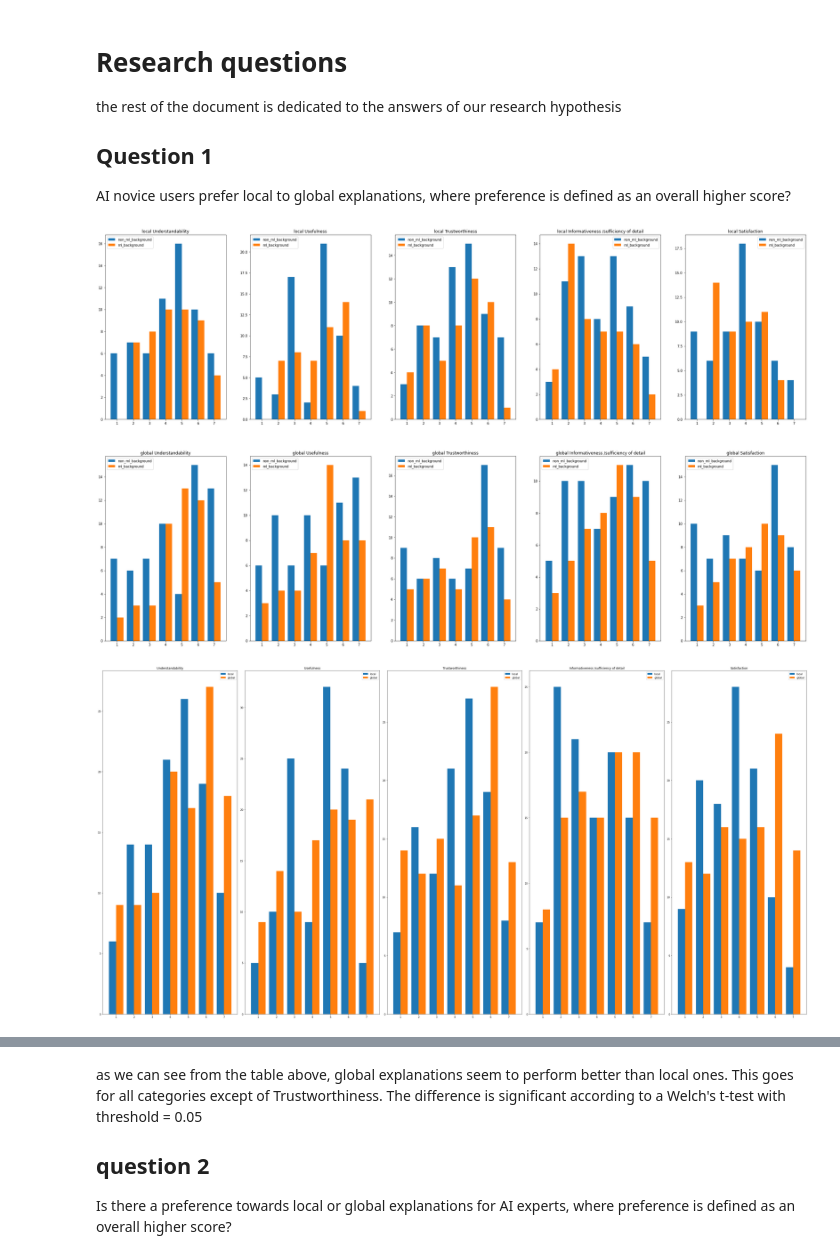
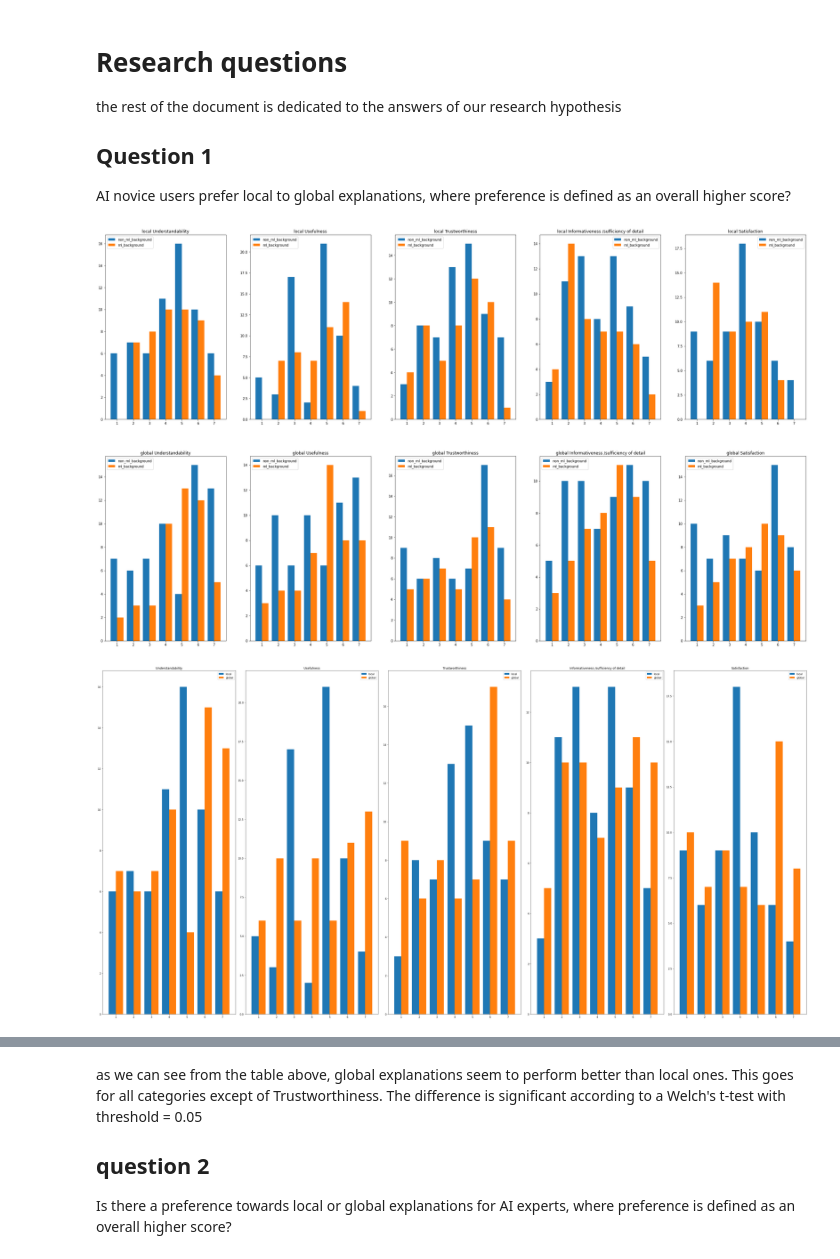
Before and after one commit to unofficial-Jona/Unimaas_researchproject_XAI, a Jupyter notebook: Data analysis.ipynb, the cells around one changed output, grey strips where cells are left out. Drawn from its saved outputs; the diff is of its cells as text; code cells hidden in the pictures.

```diff
--- a/Data analysis.ipynb
+++ b/Data analysis.ipynb
@@ -216,37 +216,37 @@ def get_local_vs_global_hist(drilldown=False, safe_fig=False):
 
                 data = [non_ml, ml]
                 axs[row,idx].set_title(cat + " " + crit)
                 axs[row,idx].hist(data, bins=np.arange(1,9)-0.5, histtype='bar',  label=['non_ml_background', 'ml_background'])
                 axs[row,idx].legend()
         if safe_fig:
             plt.savefig('data/images/drill_down_local_vs_global')
 
 
     else:
         fig, axs = plt.subplots(1,5)
         fig.set_size_inches(40, 20)
         criteria = ['Understandability', 'Usefulness', 'Trustworthiness', 'Informativeness /sufficiency of detail', 'Satisfaction']
         for i, cri in enumerate(criteria, start=5):
             lo_col = [i,i+5]
             glo_col = [i+10, i+15]
-            loc_data = df.iloc[:,lo_col].values.reshape(df.shape[0] * 2,1)
-            glo_data = df.iloc[:,glo_col].values.reshape(df.shape[0] * 2,1)
+            loc_data = non_ml_background.iloc[:,lo_col].values.reshape(non_ml_background.shape[0] * 2,1)
+            glo_data = non_ml_background.iloc[:,glo_col].values.reshape(non_ml_background.shape[0] * 2,1)
             data = np.column_stack((loc_data, glo_data))
 
             axs[i-5].set_title(cri)
             axs[i-5].hist(data, bins=np.arange(1,9)-0.5, histtype='bar', label = ['local', 'global'])
             axs[i-5].legend()
 
         plt.tight_layout()
         if safe_fig:
-            plt.savefig('data/images/local_vs_global')
+            plt.savefig('data/images/AI_novices_local_vs_global')
         plt.show()
 
 get_local_vs_global_hist(drilldown=True, safe_fig=True)
 get_local_vs_global_hist(drilldown=False, safe_fig=True)
 # %% [output]
 [figure]
-[figure, old version]
+[figure, new version]
 # %%
 def calculate_statistics(threshold=0.05, dataset=non_ml_background, latex=False):
     '''
```
Also changed, not shown: parts of 2 cells of this notebook, 1 other file.
